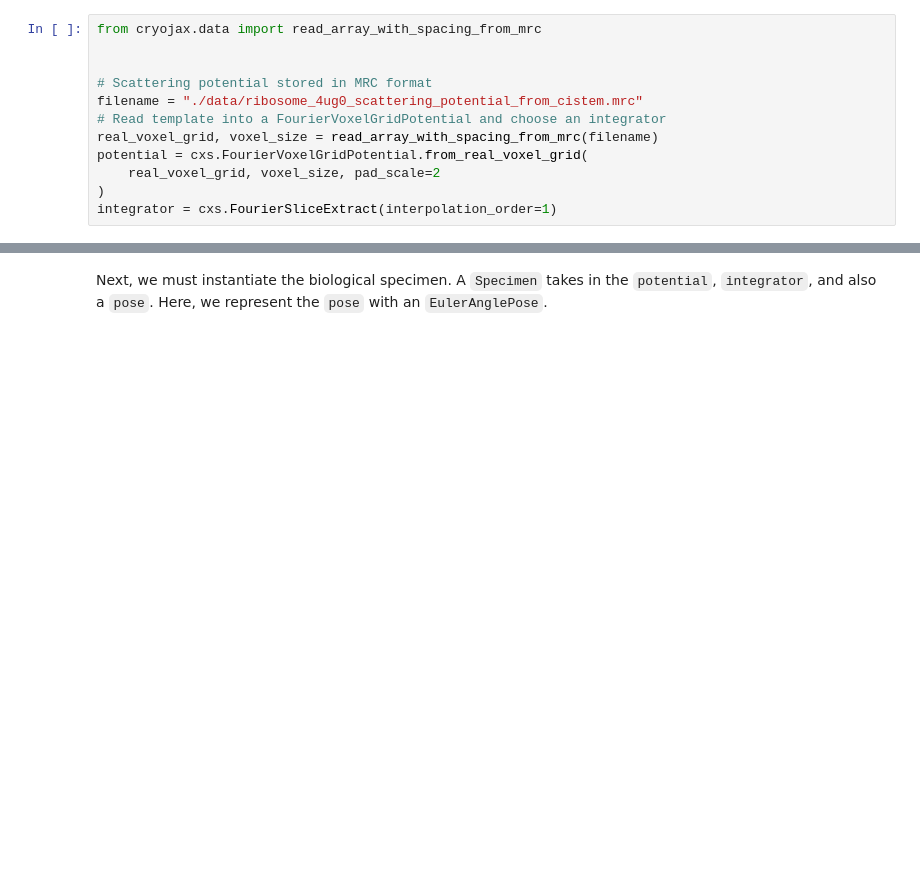
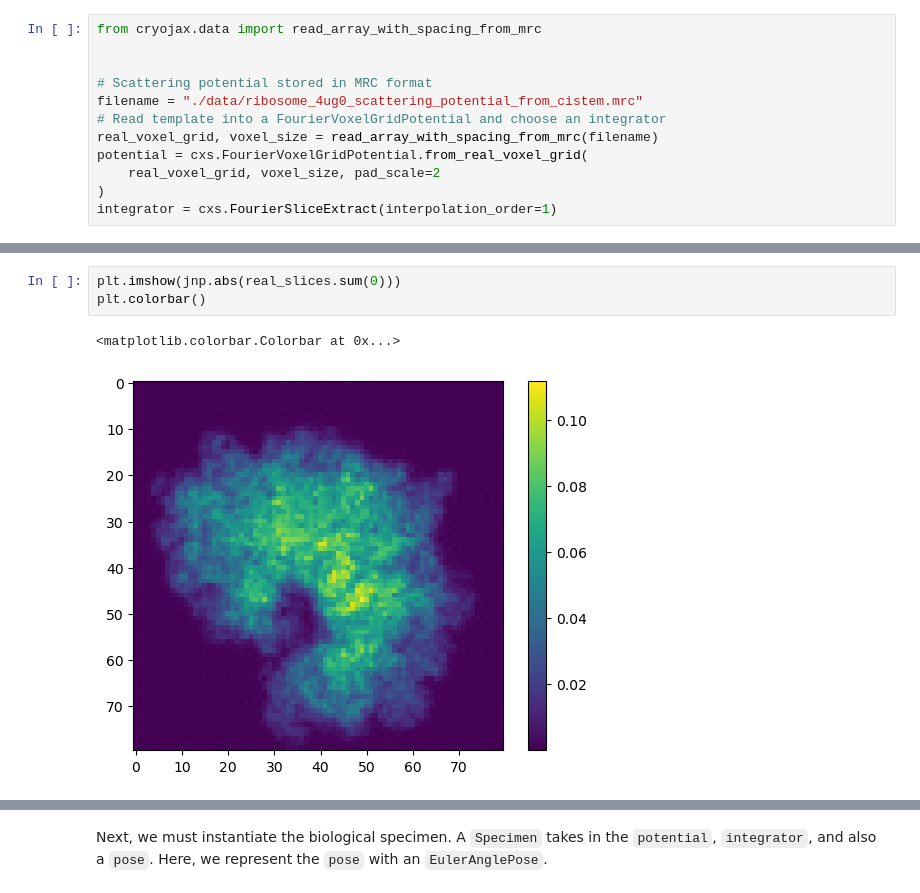
Before and after one commit to mjo22/cryojax, a Jupyter notebook: docs/examples/simulate-image.ipynb, the cells around one changed output, grey strips where cells are left out. Saved outputs shown, nothing was run; the diff lists cells and outputs as text; blank space fills up the shorter version.

```diff
--- a/docs/examples/simulate-image.ipynb
+++ b/docs/examples/simulate-image.ipynb
@@ -38,0 +121,6 @@ integrator = cxs.FourierSliceExtract(interpolation_order=1)
+# %%
+plt.imshow(jnp.abs(real_slices.sum(0)))
+plt.colorbar()
+# %% [output]
+<matplotlib.colorbar.Colorbar at 0x...>
+[figure, added]
```
Also changed, not shown: parts of 11 cells of this notebook, 1 other file.
